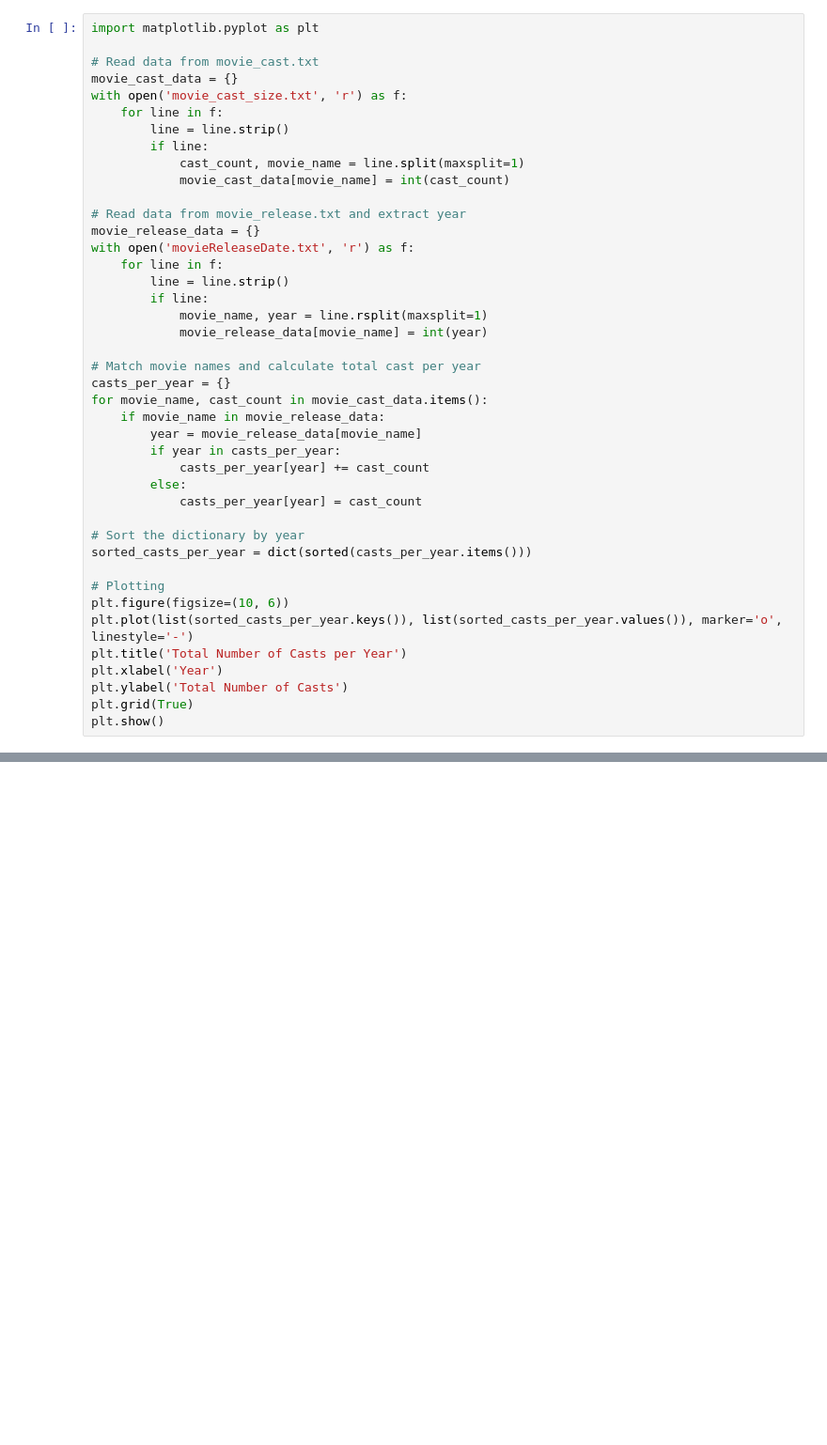
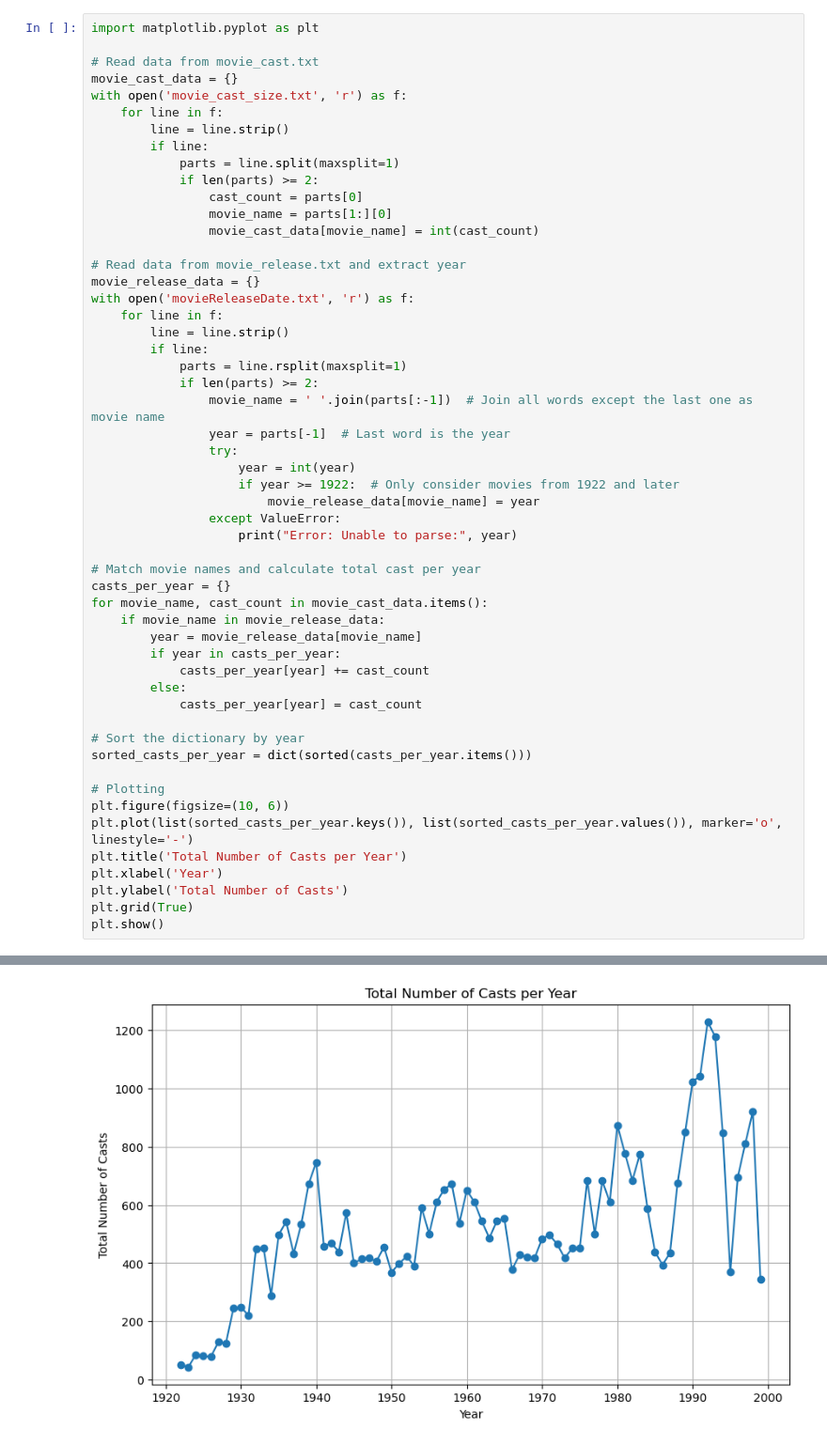
Before and after one commit to Eometheous/CS131ClassProject1, a Jupyter notebook: queriedData/scrpt.IPYNB, the cells around one changed output, grey strips where cells are left out. Shown: that part at 94% size. Saved outputs shown, nothing was run; the diff lists cells and outputs as text; blank space fills up the shorter version.

```diff
--- a/queriedData/scrpt.IPYNB
+++ b/queriedData/scrpt.IPYNB
@@ -36,8 +36,11 @@ with open('movie_cast_size.txt', 'r') as f:
     for line in f:
         line = line.strip()
         if line:
-            cast_count, movie_name = line.split(maxsplit=1)
-            movie_cast_data[movie_name] = int(cast_count)
+            parts = line.split(maxsplit=1)
+            if len(parts) >= 2:
+                cast_count = parts[0]
+                movie_name = parts[1:][0]
+                movie_cast_data[movie_name] = int(cast_count)
 
 # Read data from movie_release.txt and extract year
 movie_release_data = {}
@@ -45,8 +48,16 @@ with open('movieReleaseDate.txt', 'r') as f:
     for line in f:
         line = line.strip()
         if line:
-            movie_name, year = line.rsplit(maxsplit=1)
-            movie_release_data[movie_name] = int(year)
+            parts = line.rsplit(maxsplit=1)
+            if len(parts) >= 2:
+                movie_name = ' '.join(parts[:-1])  # Join all words except the last one as movie name
+                year = parts[-1]  # Last word is the year
+                try:
+                    year = int(year)
+                    if year >= 1922:  # Only consider movies from 1922 and later
+                        movie_release_data[movie_name] = year
+                except ValueError:
+                    print("Error: Unable to parse:", year)
 
 # Match movie names and calculate total cast per year
 casts_per_year = {}
@@ -73,0 +101 @@ ValueError: not enough values to unpack (expected 2, got 1)
+[figure, added]
```
Also changed, not shown: parts of 2 cells of this notebook, 1 other file.
